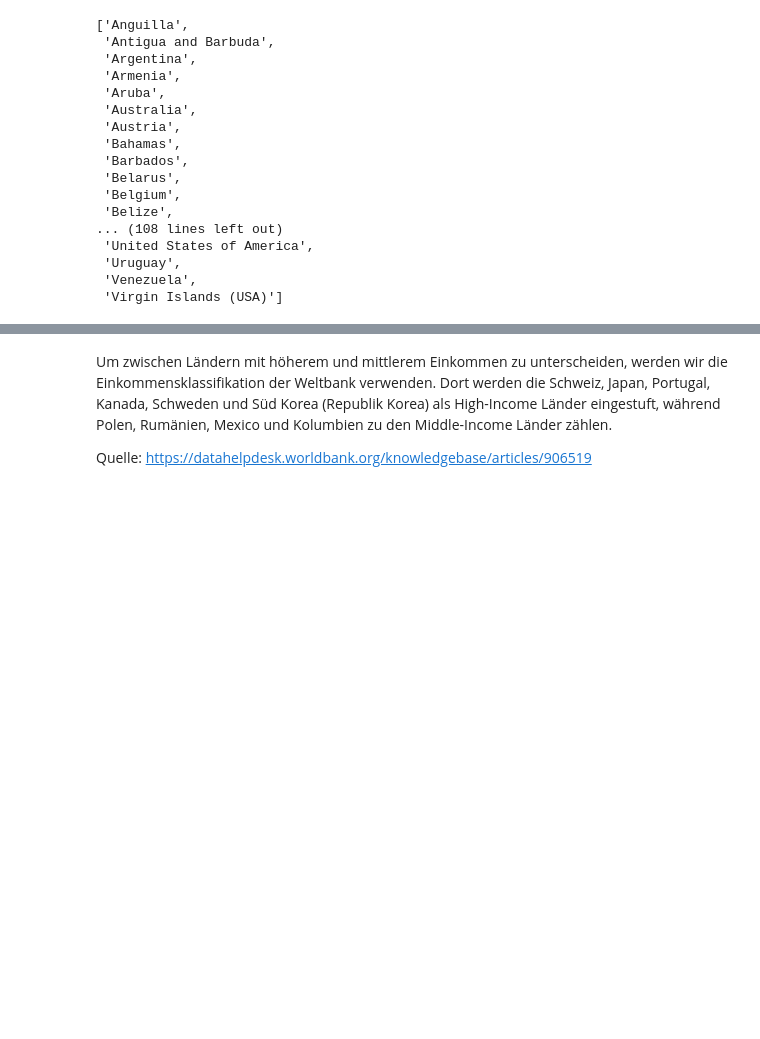
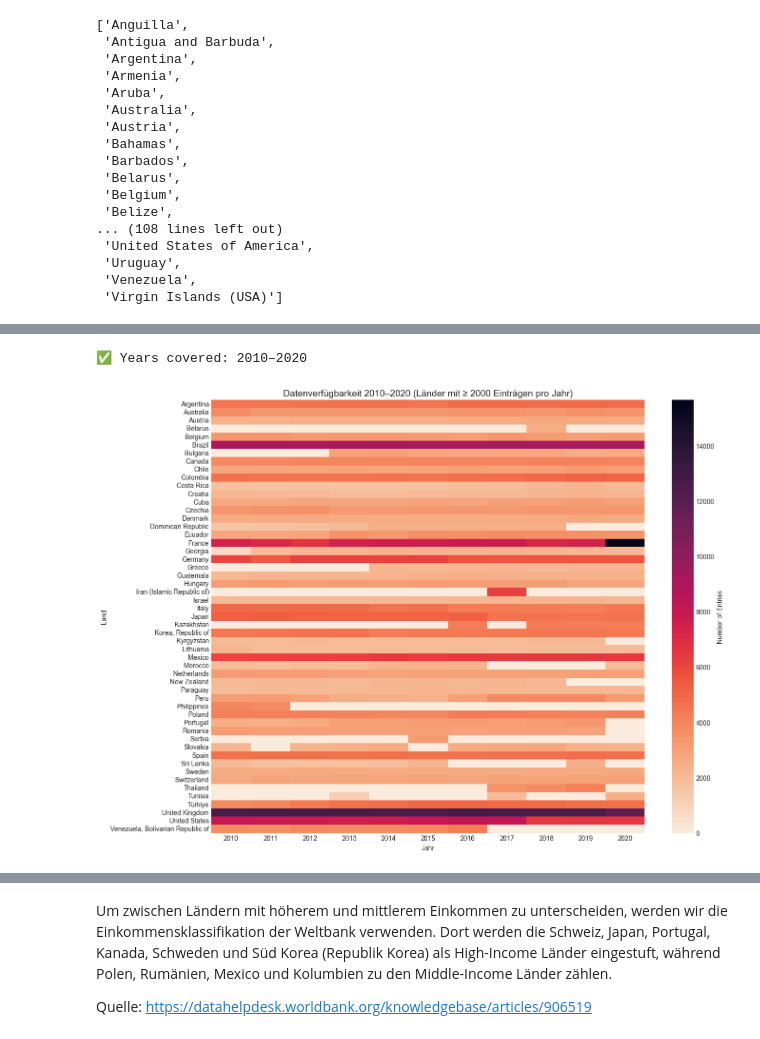
Before and after one commit to ihringerlinus/WHO_Mortality_Database, a Jupyter notebook: TheseKristian.ipynb, the cells around one changed output, grey strips where cells are left out. Saved outputs shown, nothing was run; the diff lists cells and outputs as text; code cells hidden in the pictures; blank space fills up the shorter version.

```diff
--- a/TheseKristian.ipynb
+++ b/TheseKristian.ipynb
@@ -204,0 +97,80 @@ def categorize_icd10(code):
+# %%
+import pandas as pd
+import matplotlib.pyplot as plt
+import seaborn as sns
+
+# --- 1️⃣ Load and prepare the dataset ---
+df = pd.read_csv("Data_Files/base_data104_with_lookup.csv", low_memory=False)
+df = df.rename(columns={"Deaths at all ages": "Deaths1"})
+
+# Ensure numeric year and drop rows missing country or year
+df["Year"] = pd.to_numeric(df["Year"], errors="coerce")
+df = df.dropna(subset=["Country", "Year"])
+
+# --- 2️⃣ Country name harmonization ---
+country_map = {
+    "United States of America": "United States",
+    "Czech Republic": "Czechia",
+    "Republic of Korea": "Korea, Republic of",
+    "Republic of Moldova": "Moldova",
+    "Turkey": "Türkiye",
+    "Venezuela": "Venezuela, Bolivarian Republic of",
+    "United Kingdom, England and Wales": "United Kingdom",
+    "United Kingdom, Scotland": "United Kingdom",
+    "United Kingdom, Northern Ireland": "United Kingdom",
+    "Hong Kong SAR": "Hong Kong",
+    "Reunion": "France",
+    "Guadeloupe": "France",
+    "Martinique": "France",
+    "Mayotte": "France",
+    "French Guiana": "France",
+    "Rodrigues": "Mauritius",
+    "Puerto Rico": "United States",
+    "Virgin Islands (USA)": "United States"
+}
+
+df["Country_clean"] = df["Country"].replace(country_map)
+
+# --- 3️⃣ Group by country and year ---
+count_df = (
+    df.groupby(["Country_clean", "Year"])
+    .size()
+    .reset_index(name="Entries")
+)
+
+# --- 4️⃣ Build full pivot table ---
+all_countries = sorted(df["Country_clean"].unique())
+all_years = sorted(df["Year"].unique())
+
+heatmap_data = (
+    count_df.pivot(index="Country_clean", columns="Year", values="Entries")
+    .reindex(index=all_countries, columns=all_years)
+    .fillna(0)
+)
+
+# --- 5️⃣ Filter for years 2010–2020 ---
+years_filter = [y for y in heatmap_data.columns if 2010 <= y <= 2020]
+filtered_years_data = heatmap_data[years_filter]
+
+# --- 6️⃣ Drop countries with fewer than 2000 entries total (any year) ---
+threshold = 2000
+filtered_heatmap_data = filtered_years_data[filtered_years_data.max(axis=1) >= threshold]
+
+print(f"✅ Years covered: {filtered_heatmap_data.columns.min()}–{filtered_heatmap_data.columns.max()}")
+
+# --- 7️⃣ Plot the cleaned heatmap ---
+plt.figure(figsize=(14, 10))
+sns.heatmap(
+    filtered_heatmap_data,
+    cmap="rocket_r",  # high-contrast palette
+    cbar_kws={"label": "Number of Entries"},
+    linewidths=0.0
+)
+plt.title("Datenverfügbarkeit 2010–2020 (Länder mit ≥ 2000 Einträgen pro Jahr)", fontsize=14)
+plt.xlabel("Jahr")
+plt.ylabel("Land")
+plt.tight_layout()
+plt.show()
+# %% [output]
+✅ Years covered: 2010–2020
+[figure, added]
```
Also changed, not shown: parts of 20 cells of this notebook, 2 other files.
